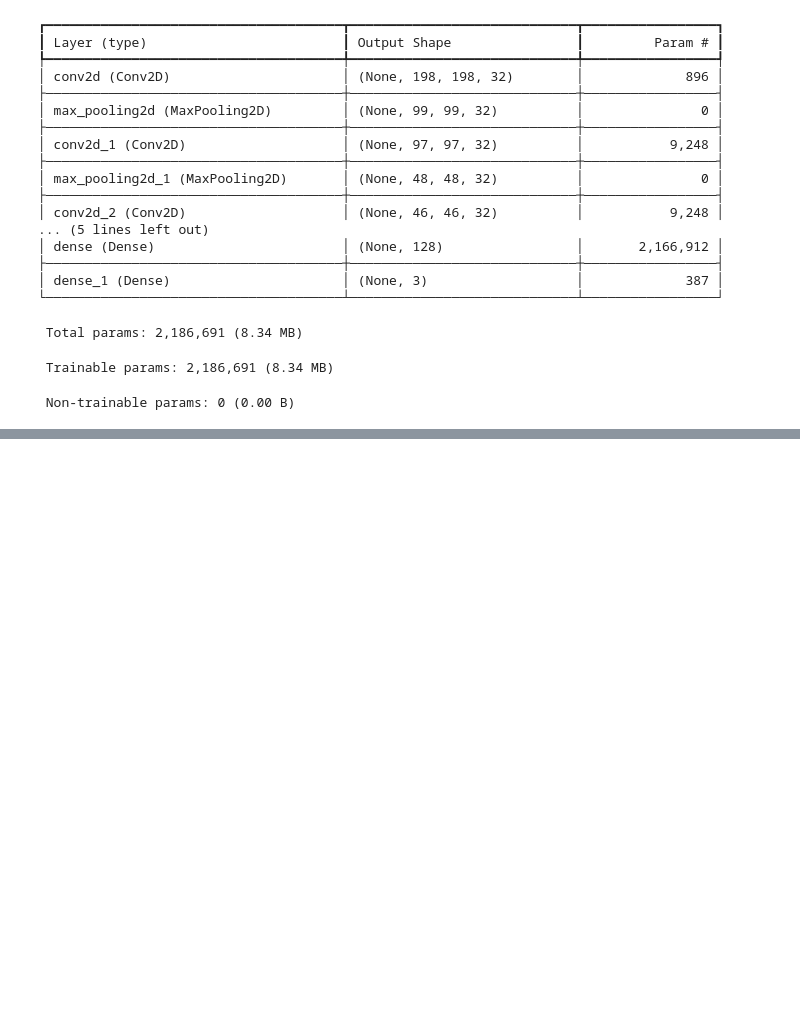
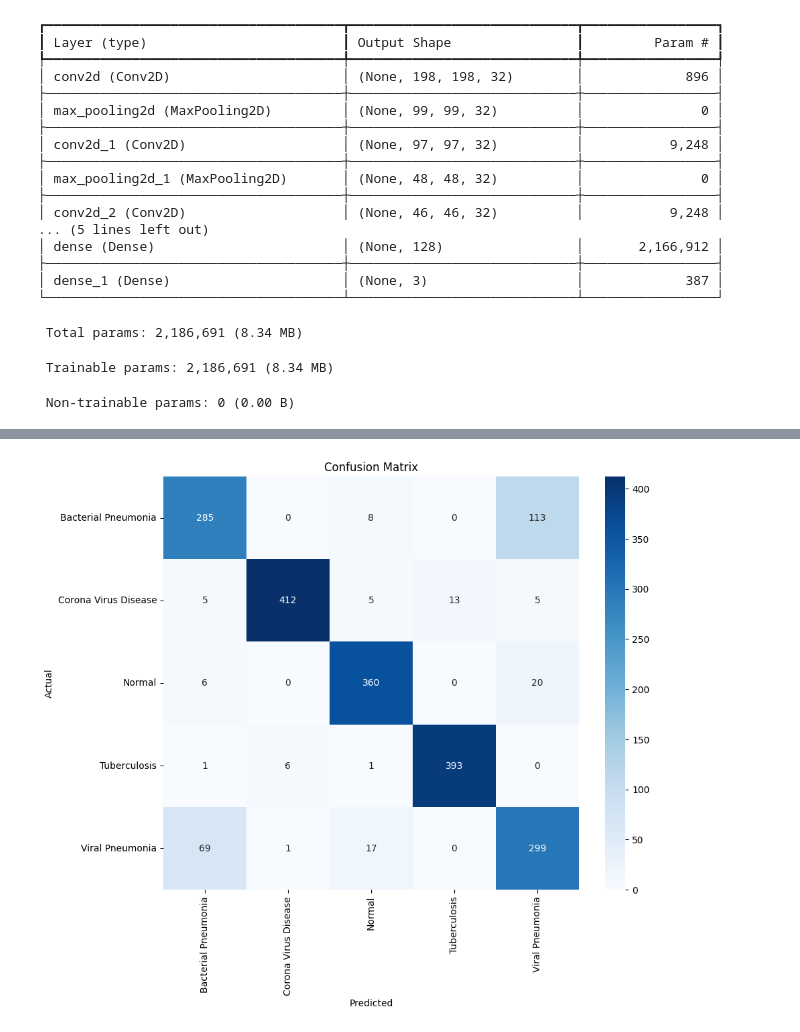
Before and after one commit to chill-br/ajay, a Jupyter notebook: Untitled11.ipynb, the cells around one changed output, grey strips where cells are left out. Cells and saved outputs as stored; diff of their text form; code cells hidden in the pictures; blank space fills up the shorter version.

```diff
--- a/Untitled11.ipynb
+++ b/Untitled11.ipynb
@@ -279,0 +374,24 @@ print(confusion_matrix(true_value,pred))
+# %%
+from tensorflow.keras.applications import ResNet50
+from tensorflow.keras.layers import Dense, Flatten, GlobalAveragePooling2D
+from tensorflow.keras.models import Model
+
+# Load the pre-trained ResNet50 model (excluding the top classification layers)
+base_model = ResNet50(weights='imagenet', include_top=False, input_shape=(image_size, image_size, 3))
+
+# Freeze the pre-trained layers
+for layer in base_model.layers:
+    layer.trainable = False
+
+# Add custom classification layers on top
+x = base_model.output
+x = GlobalAveragePooling2D()(x)  # Use GlobalAveragePooling instead of Flatten for better performance with ResNet
+x = Dense(256, activation='relu')(x)
+x = Dense(256, activation='relu')(x)
+output = Dense(5, activation='softmax')(x)
+
+# Create the final model
+model = Model(inputs=base_model.input, outputs=output)
+
+# Compile the model
+model.compile(optimizer='adam', loss='categorical_crossentropy', metrics=['accuracy'])
@@ -279,0 +484,16 @@ print(confusion_matrix(true_value,pred))
+# %%
+from sklearn.metrics import confusion_matrix
+import seaborn as sns
+class_names = ['Bacterial Pneumonia','Corona Virus Disease', 'Normal', 'Tuberculosis', 'Viral Pneumonia']
+# Calculate confusion matrix
+cm = confusion_matrix(y_true, y_pred_classes)
+
+# Plot confusion matrix
+plt.figure(figsize=(10, 8))
+sns.heatmap(cm, annot=True, fmt='d', cmap='Blues', xticklabels=class_names, yticklabels=class_names)
+plt.xlabel('Predicted')
+plt.ylabel('Actual')
+plt.title('Confusion Matrix')
+plt.show()
+# %% [output]
+[figure, added]
```
Also changed, not shown: parts of 27 cells of this notebook.
